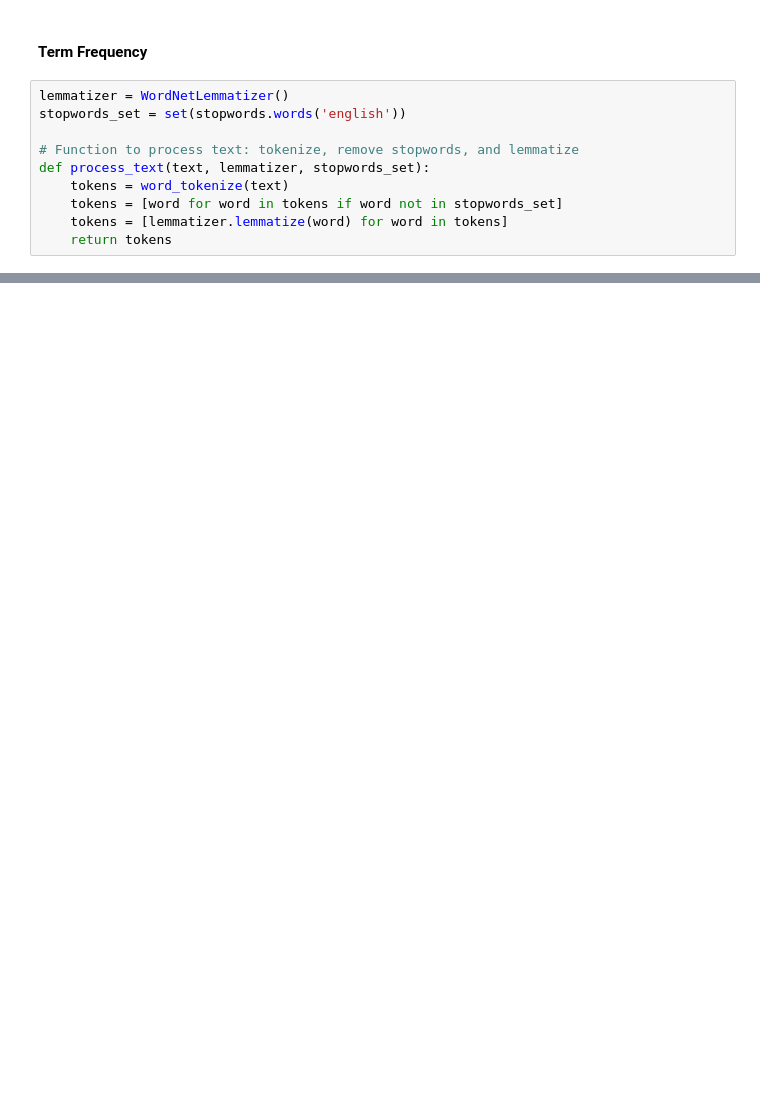
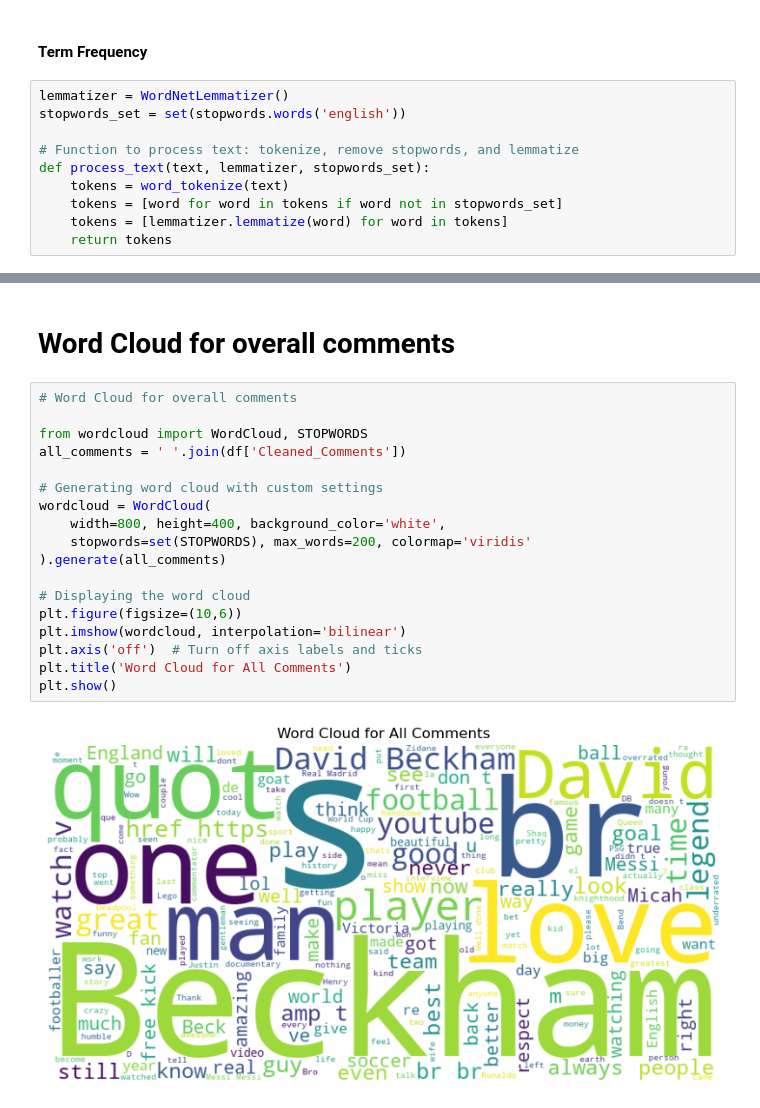
Before and after one commit to hinton024/Assignment-2-Social-media-and-network-analytics, a Jupyter notebook: Youtube_Preprocessing.ipynb, the cells around one changed output, grey strips where cells are left out. Drawn from its saved outputs; the diff is of its cells as text; blank space fills up the shorter version.

```diff
--- a/Youtube_Preprocessing.ipynb
+++ b/Youtube_Preprocessing.ipynb
@@ -194,0 +412,22 @@ match: 19
+# %% [markdown]
+# Word Cloud for overall comments
+# %%
+# Word Cloud for overall comments
+
+from wordcloud import WordCloud, STOPWORDS
+all_comments = ' '.join(df['Cleaned_Comments'])
+
+# Generating word cloud with custom settings
+wordcloud = WordCloud(
+    width=800, height=400, background_color='white',
+    stopwords=set(STOPWORDS), max_words=200, colormap='viridis'
+).generate(all_comments)
+
+# Displaying the word cloud
+plt.figure(figsize=(10,6))
+plt.imshow(wordcloud, interpolation='bilinear')
+plt.axis('off')  # Turn off axis labels and ticks
+plt.title('Word Cloud for All Comments')
+plt.show()
+# %% [output]
+[figure, added]
```
Also changed, not shown: parts of 13 cells of this notebook.
